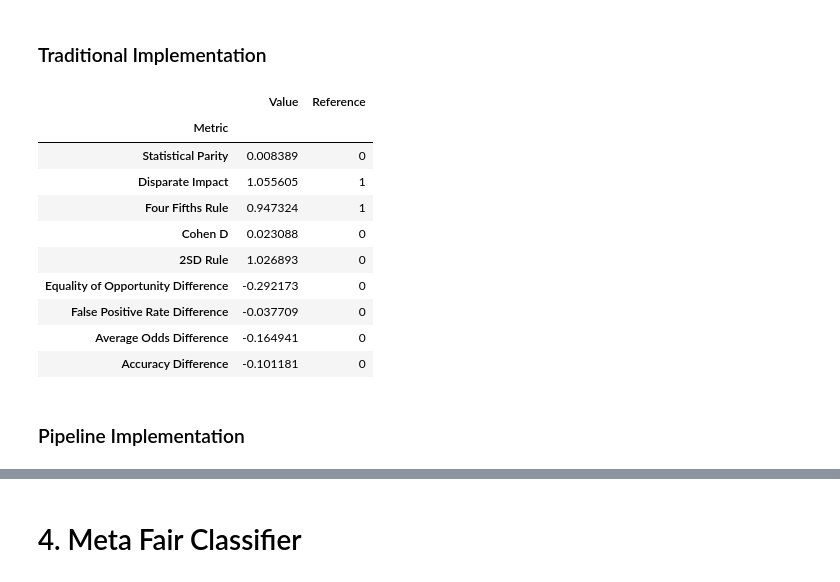
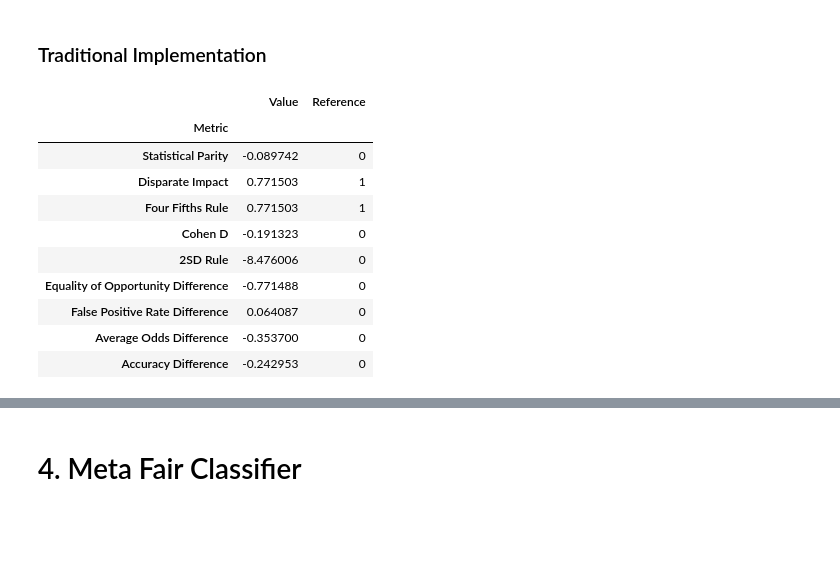
Before and after one commit to holistic-ai/holisticai, a Jupyter notebook: docs/source/gallery/tutorials/bias/mitigating_bias/binary_classification/demos/inprocessing.ipynb, the cells around one changed output, grey strips where cells are left out. Drawn from its saved outputs; the diff is of its cells as text; code cells hidden in the pictures; blank space fills up the shorter version.

```diff
--- a/docs/source/gallery/tutorials/bias/mitigating_bias/binary_classification/demos/inprocessing.ipynb
+++ b/docs/source/gallery/tutorials/bias/mitigating_bias/binary_classification/demos/inprocessing.ipynb
@@ -254,32 +164,29 @@ pd.concat([metrics['Value'], metrics_pipeline], axis=1, keys=['Traditional', 'Pi
 # %%
 # Define inprocessing model
 from holisticai.bias.mitigation import GridSearchReduction
 
 model = LogisticRegression()
-mitigator = GridSearchReduction(constraints="DemographicParity", loss='Square', min_val=-0.1, max_val=1.3,
-                                         grid_size=20).transform_estimator(model)
+mitigator = GridSearchReduction(constraints="EqualizedOdds", grid_size=20).transform_estimator(model)
 
 # Standardize data and fit model
 scaler = StandardScaler()
 X_train = scaler.fit_transform(train['X'])
 mitigator.fit(X_train, train['y'], train['group_a'], train['group_b'])
 X_test = scaler.transform(test['X'])
 y_pred = mitigator.predict(X_test)
 
 # Evaluate bias metrics
 metrics = classification_bias_metrics(test['group_a'], test['group_b'], y_pred, test['y'], metric_type='both')
 metrics
 # %% [output]
 |  | Value | Reference |
 | Metric |  |  |
-| Statistical Parity | 0.008389 | 0 |
-| Disparate Impact | 1.055605 | 1 |
-| Four Fifths Rule | 0.947324 | 1 |
-| Cohen D | 0.023088 | 0 |
-| 2SD Rule | 1.026893 | 0 |
-| Equality of Opportunity Difference | -0.292173 | 0 |
-| False Positive Rate Difference | -0.037709 | 0 |
-| Average Odds Difference | -0.164941 | 0 |
-| Accuracy Difference | -0.101181 | 0 |
+| Statistical Parity | -0.089742 | 0 |
+| Disparate Impact | 0.771503 | 1 |
+| Four Fifths Rule | 0.771503 | 1 |
+| Cohen D | -0.191323 | 0 |
+| 2SD Rule | -8.476006 | 0 |
+| Equality of Opportunity Difference | -0.771488 | 0 |
+| False Positive Rate Difference | 0.064087 | 0 |
+| Average Odds Difference | -0.353700 | 0 |
+| Accuracy Difference | -0.242953 | 0 |
-# %% [markdown]
-### Pipeline Implementation
```
Also changed, not shown: parts of 23 cells of this notebook, 1 other file.
